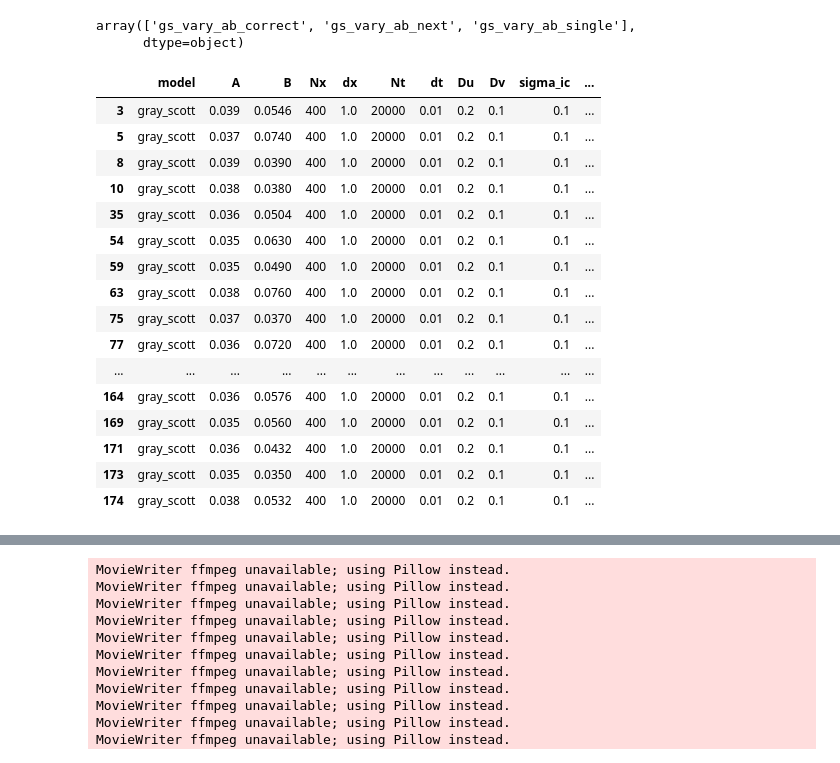
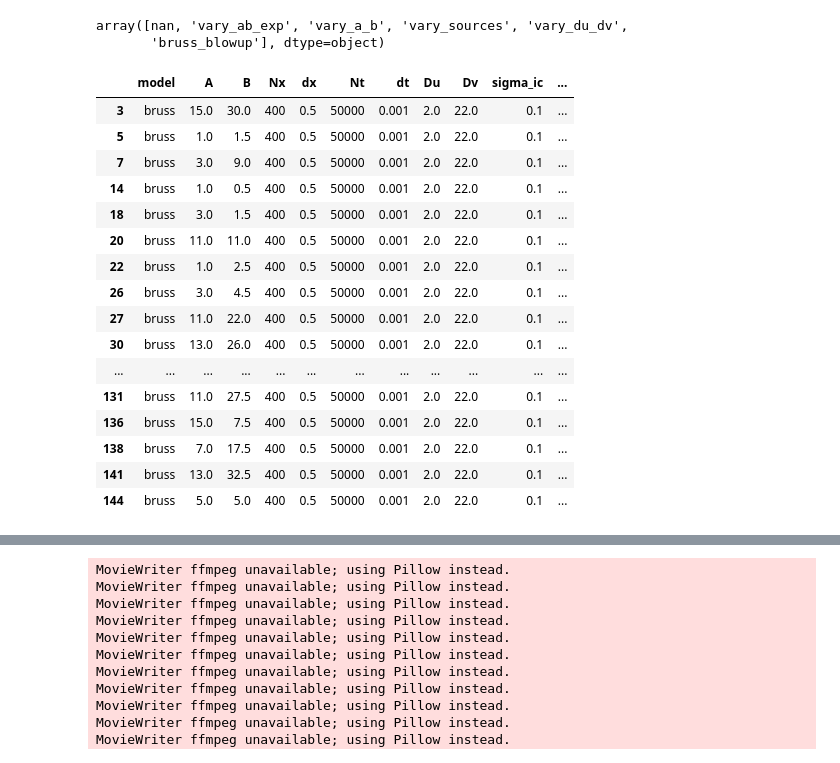
Before and after one commit to valentinvogt/pde-solvers-cuda, a Jupyter notebook: analysis/db.ipynb, the cells around one changed output, grey strips where cells are left out. Drawn from its saved outputs; the diff is of its cells as text; code cells hidden in the pictures.

```diff
--- a/analysis/db.ipynb
+++ b/analysis/db.ipynb
@@ -26,39 +29,39 @@ def get_db(data_dir):
     df = pd.DataFrame(data_list)
     return df
 # %%
+model = "bruss"
 load_dotenv()
 data_dir = os.getenv("DATA_DIR")
 output_dir = os.getenv("OUT_DIR")
-output_dir = os.path.join(output_dir, "gray_scott")
+output_dir = os.path.join(output_dir, model)
 os.makedirs(output_dir, exist_ok=True)
-model = "gray_scott"
 df0 = get_db(os.path.join(data_dir, model))
 df0['run_id'].unique()
 # %% [output]
-array(['gs_vary_ab_correct', 'gs_vary_ab_next', 'gs_vary_ab_single'],
-      dtype=object)
+array([nan, 'vary_ab_exp', 'vary_a_b', 'vary_sources', 'vary_du_dv',
+       'bruss_blowup'], dtype=object)
 # %%
 df = df0.copy()
-df = df[(df["run_id"] == 'gs_vary_ab_next')]
+df = df[(df["run_id"] == 'vary_a_b')]
 df
 # %% [output]
 |  | model | A | B | Nx | dx | Nt | dt | Du | Dv | sigma_ic | ... |
-| 3 | gray_scott | 0.039 | 0.0546 | 400 | 1.0 | 20000 | 0.01 | 0.2 | 0.1 | 0.1 | ... |
-| 5 | gray_scott | 0.037 | 0.0740 | 400 | 1.0 | 20000 | 0.01 | 0.2 | 0.1 | 0.1 | ... |
-| 8 | gray_scott | 0.039 | 0.0390 | 400 | 1.0 | 20000 | 0.01 | 0.2 | 0.1 | 0.1 | ... |
-| 10 | gray_scott | 0.038 | 0.0380 | 400 | 1.0 | 20000 | 0.01 | 0.2 | 0.1 | 0.1 | ... |
-| 35 | gray_scott | 0.036 | 0.0504 | 400 | 1.0 | 20000 | 0.01 | 0.2 | 0.1 | 0.1 | ... |
-| 54 | gray_scott | 0.035 | 0.0630 | 400 | 1.0 | 20000 | 0.01 | 0.2 | 0.1 | 0.1 | ... |
-| 59 | gray_scott | 0.035 | 0.0490 | 400 | 1.0 | 20000 | 0.01 | 0.2 | 0.1 | 0.1 | ... |
-| 63 | gray_scott | 0.038 | 0.0760 | 400 | 1.0 | 20000 | 0.01 | 0.2 | 0.1 | 0.1 | ... |
-| 75 | gray_scott | 0.037 | 0.0370 | 400 | 1.0 | 20000 | 0.01 | 0.2 | 0.1 | 0.1 | ... |
-| 77 | gray_scott | 0.036 | 0.0720 | 400 | 1.0 | 20000 | 0.01 | 0.2 | 0.1 | 0.1 | ... |
+| 3 | bruss | 15.0 | 30.0 | 400 | 0.5 | 50000 | 0.001 | 2.0 | 22.0 | 0.1 | ... |
+| 5 | bruss | 1.0 | 1.5 | 400 | 0.5 | 50000 | 0.001 | 2.0 | 22.0 | 0.1 | ... |
+| 7 | bruss | 3.0 | 9.0 | 400 | 0.5 | 50000 | 0.001 | 2.0 | 22.0 | 0.1 | ... |
+| 14 | bruss | 1.0 | 0.5 | 400 | 0.5 | 50000 | 0.001 | 2.0 | 22.0 | 0.1 | ... |
+| 18 | bruss | 3.0 | 1.5 | 400 | 0.5 | 50000 | 0.001 | 2.0 | 22.0 | 0.1 | ... |
+| 20 | bruss | 11.0 | 11.0 | 400 | 0.5 | 50000 | 0.001 | 2.0 | 22.0 | 0.1 | ... |
+| 22 | bruss | 1.0 | 2.5 | 400 | 0.5 | 50000 | 0.001 | 2.0 | 22.0 | 0.1 | ... |
+| 26 | bruss | 3.0 | 4.5 | 400 | 0.5 | 50000 | 0.001 | 2.0 | 22.0 | 0.1 | ... |
+| 27 | bruss | 11.0 | 22.0 | 400 | 0.5 | 50000 | 0.001 | 2.0 | 22.0 | 0.1 | ... |
+| 30 | bruss | 13.0 | 26.0 | 400 | 0.5 | 50000 | 0.001 | 2.0 | 22.0 | 0.1 | ... |
 | ... | ... | ... | ... | ... | ... | ... | ... | ... | ... | ... | ... |
-| 164 | gray_scott | 0.036 | 0.0576 | 400 | 1.0 | 20000 | 0.01 | 0.2 | 0.1 | 0.1 | ... |
-| 169 | gray_scott | 0.035 | 0.0560 | 400 | 1.0 | 20000 | 0.01 | 0.2 | 0.1 | 0.1 | ... |
-| 171 | gray_scott | 0.036 | 0.0432 | 400 | 1.0 | 20000 | 0.01 | 0.2 | 0.1 | 0.1 | ... |
-| 173 | gray_scott | 0.035 | 0.0350 | 400 | 1.0 | 20000 | 0.01 | 0.2 | 0.1 | 0.1 | ... |
-| 174 | gray_scott | 0.038 | 0.0532 | 400 | 1.0 | 20000 | 0.01 | 0.2 | 0.1 | 0.1 | ... |
+| 131 | bruss | 11.0 | 27.5 | 400 | 0.5 | 50000 | 0.001 | 2.0 | 22.0 | 0.1 | ... |
+| 136 | bruss | 15.0 | 7.5 | 400 | 0.5 | 50000 | 0.001 | 2.0 | 22.0 | 0.1 | ... |
+| 138 | bruss | 7.0 | 17.5 | 400 | 0.5 | 50000 | 0.001 | 2.0 | 22.0 | 0.1 | ... |
+| 141 | bruss | 13.0 | 32.5 | 400 | 0.5 | 50000 | 0.001 | 2.0 | 22.0 | 0.1 | ... |
+| 144 | bruss | 5.0 | 5.0 | 400 | 0.5 | 50000 | 0.001 | 2.0 | 22.0 | 0.1 | ... |
 # %%
 def ab_grid(
     df, component_idx=0, frame=-1, sigdigits=2, var1="A", var2="B", file="", an=False
```
Also changed, not shown: parts of 9 cells of this notebook, 25 other files.
